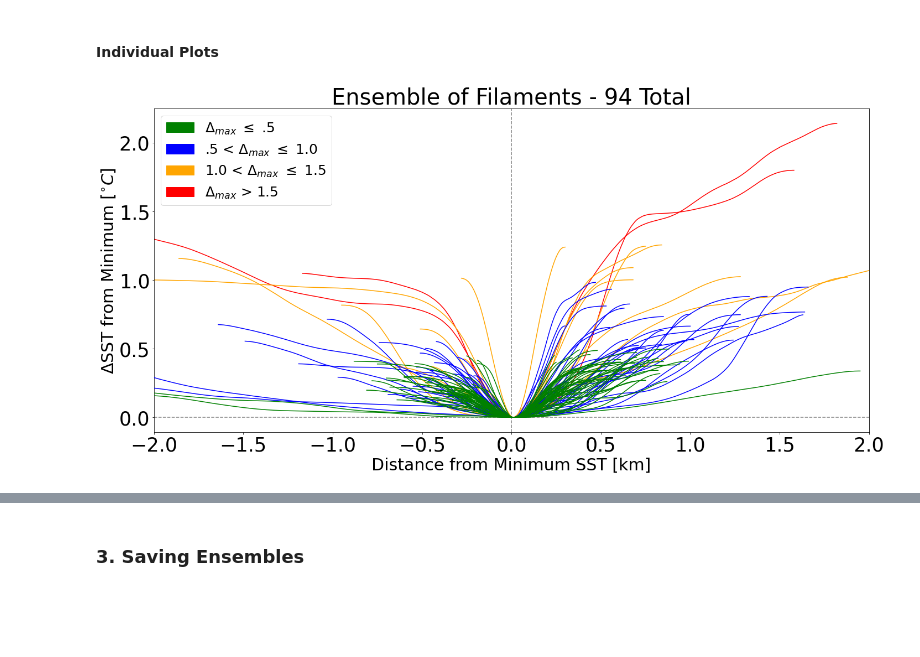
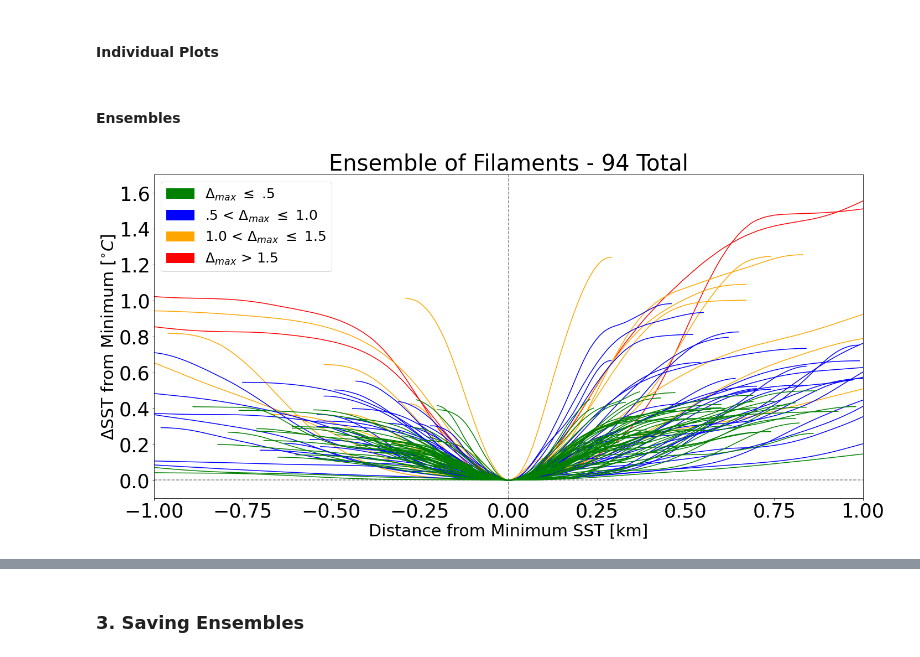
Before and after one commit to garrettstaller/ucla-zodiac, a Jupyter notebook: ensembles.ipynb, the cells around one changed output, grey strips where cells are left out. Cells and saved outputs as stored; diff of their text form; code cells hidden in the pictures; blank space fills up the shorter version.

```diff
--- a/ensembles.ipynb
+++ b/ensembles.ipynb
@@ -125,6 +126,7 @@ zero_grad      = [] # indices of where a sst local max and min resides
 
 # Arrays for Data Analysis #
 filament_width = []
+fil_change     = []
 symmetry       = []
 
 # Ensemble of ALL filaments #
@@ -234,13 +236,11 @@ for index, date in enumerate(zodiac_track_data):
                                 # Normalize distances
                                 index          = np.where(filament_sst == np.min(filament_sst))
                                 min_index      = index[0]
-                                equal_dist     = filament_distance - filament_distance[min_index-1] # Equidistant View of Front from minima
-                                filament_width = np.append(filament_width, abs(equal_dist[0])+abs(equal_dist[-1])) # Single value for size of front
+                                equal_dist     = filament_distance - filament_distance[min_index] # Equidistant View of Front from minima
 
                                 # SST
                                 equal_sst = filament_sst - filament_sst[min_index]
                                 fil_symm  = (filament_sst[0]-np.min(filament_sst))/(filament_sst[-1]-np.min(filament_sst))
-                                symmetry  = np.append(symmetry, fil_symm)
 
                                 # Positions of Filament (minima)
                                 min_lat = filament_lat[min_index]
@@ -261,6 +261,11 @@ for index, date in enumerate(zodiac_track_data):
                                     num        = fil_number
                                     print(f'Filament {fil_number} Detected on {date}', end = '\r')
 
+                                    # record stats
+                                    filament_width = np.append(filament_width, abs(equal_dist[0])+abs(equal_dist[-1])) # Single value for size of front
+                                    fil_change     = np.append(fil_change, np.abs(np.max(filament_sst)-np.min(filament_sst)))
+                                    symmetry       = np.append(symmetry, fil_symm)
+
                                     # Save details on filament in dictionary style
                                     cruises = {'Date': (date), \
                                                # Filament Imaging
@@ -471,7 +480,7 @@ if len(cruisedate) != 0:
         for i in range(len(filament_ensemble)):
             x=filament_ensemble[(i+1)]['Distance']
             y=filament_ensemble[(i+1)]['SST']
-            plt.plot(x, y, '-g')
+            plt.plot(x, y, '-r')
     if len(front_ensemble) > 0:
         for i in range(len(front_ensemble)):
             x=front_ensemble[(i+1)]['Distance']
@@ -498,23 +507,25 @@ if len(cruisedate) != 0:
         if (n > 0) and (n < len(dist_track)):
             plt.axvspan(dist_track[n-1][-1], dist_track[n][0], color = 'gray', zorder = 0)
 
-    green_patch = mpatches.Patch(color='green', label='Filament')
-    red_patch = mpatches.Patch(color='red', label='Front')
+    green_patch = mpatches.Patch(color='green', label='Front')
+    red_patch = mpatches.Patch(color='red', label='Filament')
     gray_patch = mpatches.Patch(color='gray', label='Discontinuity')
     plt.legend(handles=[green_patch, red_patch, gray_patch], loc='upper left', fontsize = fs_tick)
 
     plt.xticks(fontsize=fs_tick)
     plt.yticks(fontsize=fs_tick)
 
-    plt.title(f'Automated Detection of SST Structures - {cruisedate[0]}', fontsize=fs_title)
+    #plt.title(f'Automated Detection of SST Structures - {cruisedate[0]}', fontsize=fs_title)
+    plt.title('One Dimensional Track for August 17$^{th}, 2020$', fontsize=fs_title)
     plt.xlabel('Distance [km]', fontsize = fs_label)
     plt.ylabel('SST [$^{\circ}C$]', fontsize = fs_label)
 
     plt.tight_layout()
 
-if saveplots == True:
-    filename = f'sst_track_{cruisedate[0]}.png'
-    plt.savefig(filename)
+if len(cruisedate) != 0:
+    if saveplots == True:
+        filename = f'sst_track_{cruisedate[0]}.png'
+        plt.savefig(filename)
 # %%
 # REFERENCE FIGURE FOR DEBUGGING #
 
@@ -537,8 +548,13 @@ if len(cruisedate) != 0:
 
     for i in range(len(front_ensemble)):
         plt.scatter(front_ensemble[i+1]['Max-Lon'], front_ensemble[i+1]['Max-Lat'], s = 100, color = 'red')
+# %% [markdown]
+#### Ensembles
 # %%
 fil_ens_fig = plt.figure(1, (20, 10))
+
+# extent of ensemble in km from max gradient
+extent = .5
 
 plt.axhline(y=0, linestyle = '--', color = 'k', alpha = .5)
 plt.axvline(x=0, linestyle = '--', color = 'k', alpha = .5)
@@ -553,33 +569,34 @@ for i in range(len(filament_ensemble)):
     elif max(y) <= 1.0:
         plt.plot(x, y, color = 'blue', zorder=3)
     elif max(y) <= 1.5:
         plt.plot(x, y, color = 'orange', zorder=2)
     else:
         plt.plot(x, y, color = 'red', zorder=1)
 
-plt.xlim(-2, 2)
+plt.xlim(-1, 1)
+plt.ylim(-.1, 1.7)
 
 plt.xlabel('Distance from Minimum SST [km]', fontsize=fs_label)
 plt.ylabel('$\Delta$SST from Minimum [$^{\circ}C$]', fontsize=fs_label)
 
 if len(cruisedate) != 0:
     plt.title(f'{cruisedate[0]} Ensemble of Filaments - {len(filament_ensemble)} Total', fontsize=fs_title)
 else:
     plt.title(f'Ensemble of Filaments - {len(filament_ensemble)} Total', fontsize=fs_title)
 
 green_patch = mpatches.Patch(color='green', label='$\Delta_{max}$ $\leq$ .5')
 blue_patch = mpatches.Patch(color='blue', label='.5 < $\Delta_{max}$ $\leq$ 1.0')
 orange_patch = mpatches.Patch(color='orange', label='1.0 < $\Delta_{max}$ $\leq$ 1.5')
 red_patch = mpatches.Patch(color='red', label='$\Delta_{max}$ > 1.5')
-plt.legend(handles=[green_patch, blue_patch, orange_patch, red_patch], fontsize = fs_tick-10)
+plt.legend(handles=[green_patch, blue_patch, orange_patch, red_patch], fontsize = fs_tick-10, loc = 'upper left')
 
 plt.xticks(fontsize=fs_tick), plt.yticks(fontsize=fs_tick)
 
 plt.tight_layout()
 
 #print(f'Cruise Dates: \n {dates}')
 
 if saveplots == True:
     plt.savefig('all_filament_ensemble.png')
 # %% [output]
-[figure, old version]
+[figure, new version]
```
Also changed, not shown: parts of 5 cells of this notebook, 1 other file.
